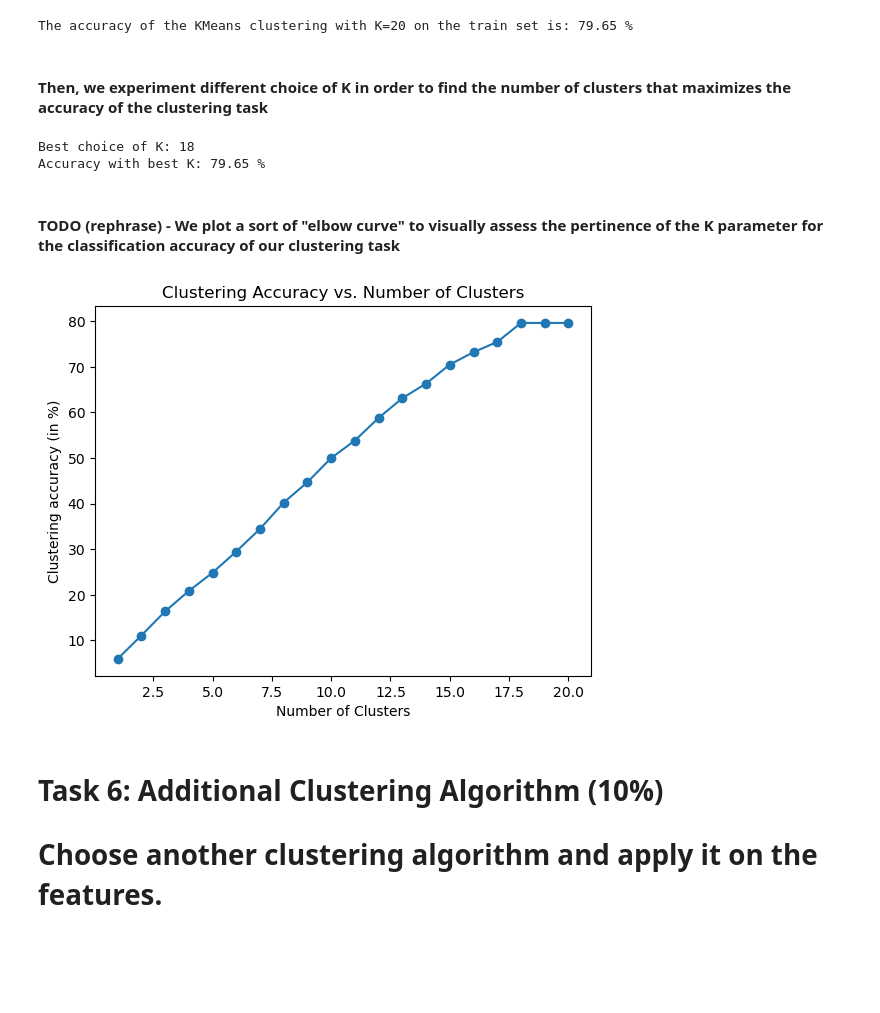
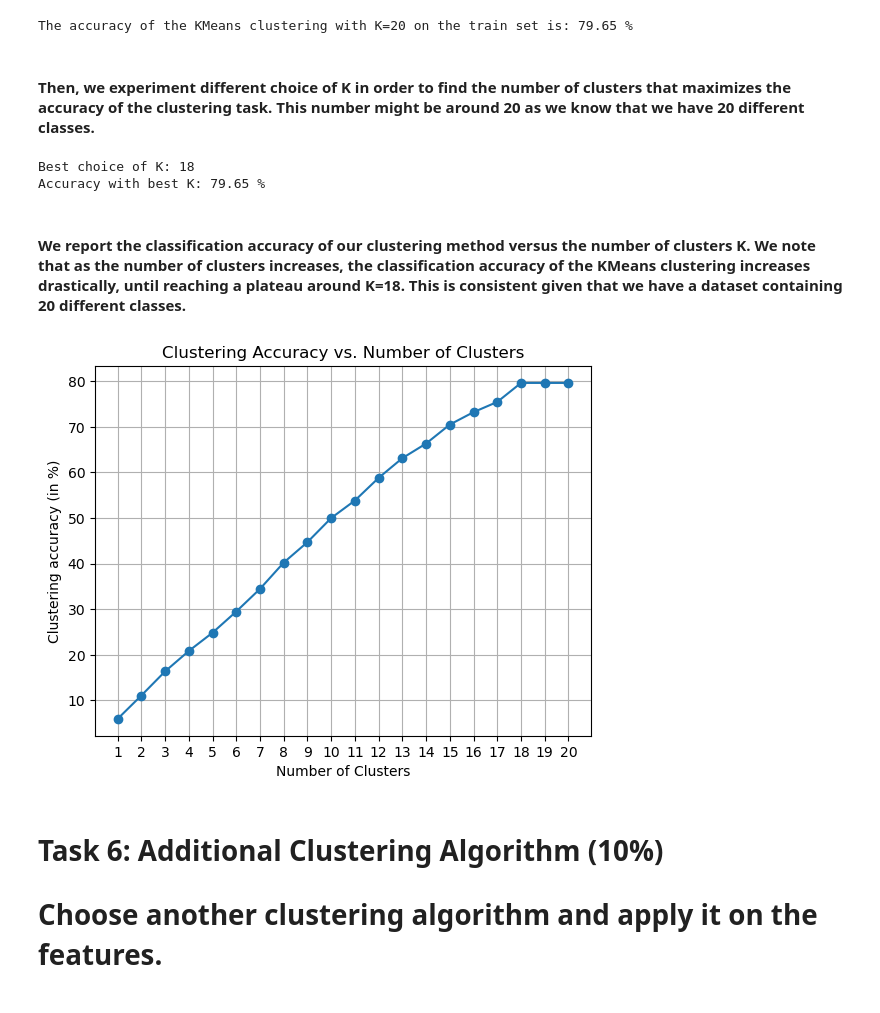
Before and after one commit to Sofiane-Sif/histopathology-ML-analysis, a Jupyter notebook: Assignment1.ipynb, the cells around one changed output. Cells and saved outputs as stored; diff of their text form; code cells hidden in the pictures; blank space fills up the shorter version.

Commit message:
add comments, explanations, and visual proximity of Class A and Class D images

```diff
--- a/Assignment1.ipynb
+++ b/Assignment1.ipynb
@@ -164,12 +164,13 @@ plt.show()
 # %%
 import numpy as np
 from scipy.stats import mode
-from sklearn.metrics import adjusted_rand_score, normalized_mutual_info_score
 
 # Map cluster ids to true class labels using the majority voting approach
 def assign_labels_to_clusters(true_labels: np.ndarray, predicted_clusters: np.ndarray) -> np.ndarray:
     """
-    Reorder cluster ids by mapping cluster ids to true labels
+    Reorder cluster ids by mapping cluster ids to true labels.
+    The method uses a voting method, i.e, we assign the cluster the class label that
+    is most frequent in that cluster.
     """
     clusters_ids = np.unique(predicted_clusters)
     clusters_reordered = np.zeros_like(predicted_clusters)
@@ -200,7 +201,7 @@ print(f"The accuracy of the KMeans clustering with K={n_classes} on the train se
 # %% [output]
 The accuracy of the KMeans clustering with K=20 on the train set is: 79.65 %
 # %% [markdown]
-#### Then, we experiment different choice of K in order to find the number of clusters that maximizes the accuracy of the clustering task
+#### Then, we experiment different choice of K in order to find the number of clusters that maximizes the accuracy of the clustering task. This number might be around 20 as we know that we have 20 different classes.
 # %%
 # Experiment with automated K
 k_range = range(1, 21)
@@ -228,16 +229,18 @@ print(f"Accuracy with best K: {round(best_accuracy,2)} %")
 # %% [output]
 Best choice of K: 18
 Accuracy with best K: 79.65 %
-# %% [markdown]
-#### TODO (rephrase) - We plot a sort of "elbow curve" to visually assess the pertinence of the K parameter for the classification accuracy of our clustering task
+# %% [markdown]
+#### We report the classification accuracy of our clustering method versus the number of clusters K. We note that as the number of clusters increases, the classification accuracy of the KMeans clustering increases drastically, until reaching a plateau around K=18. This is consistent given that we have a dataset containing 20 different classes.
 # %%
-plt.plot(np.unique(predicted_labels_train)+1, accuracy_scores, marker='o')
+plt.plot(np.unique(labels_array), accuracy_scores, marker='o')
 plt.title('Clustering Accuracy vs. Number of Clusters')
 plt.xlabel('Number of Clusters')
 plt.ylabel('Clustering accuracy (in %)')
+plt.xticks(np.arange(min(predicted_labels_train)+1, max(predicted_labels_train)+2, 1))
+plt.grid("True")
 plt.show()
 # %% [output]
-[figure, old version]
+[figure, new version]
 # %% [markdown]
 # Task 6: Additional Clustering Algorithm (10%)
 # Choose another clustering algorithm and apply it on the features.
```
Also changed, not shown: parts of 16 cells of this notebook.
